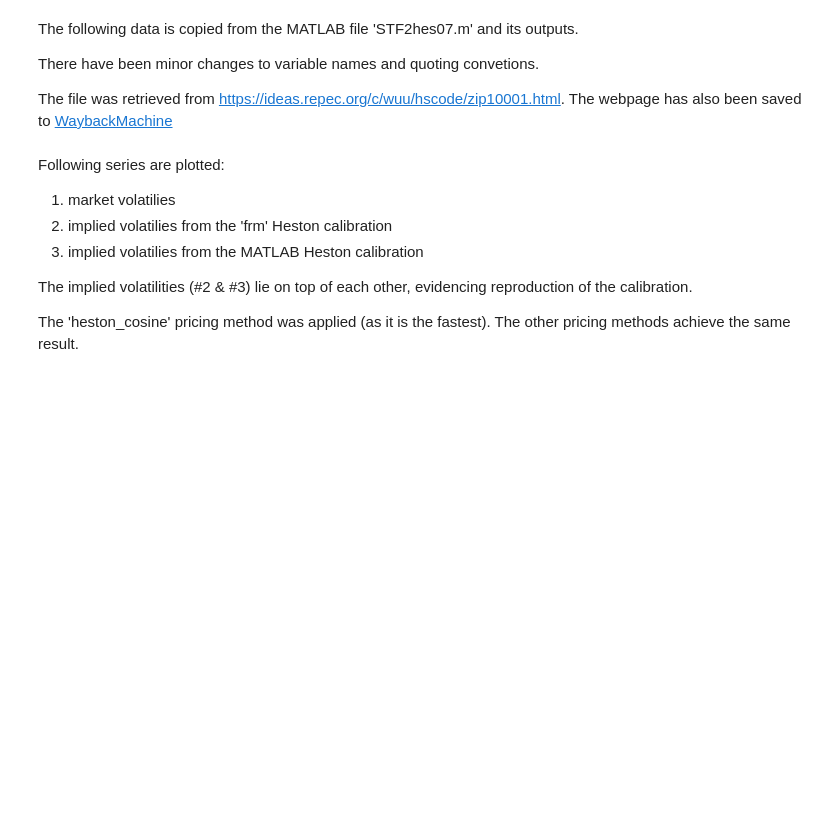
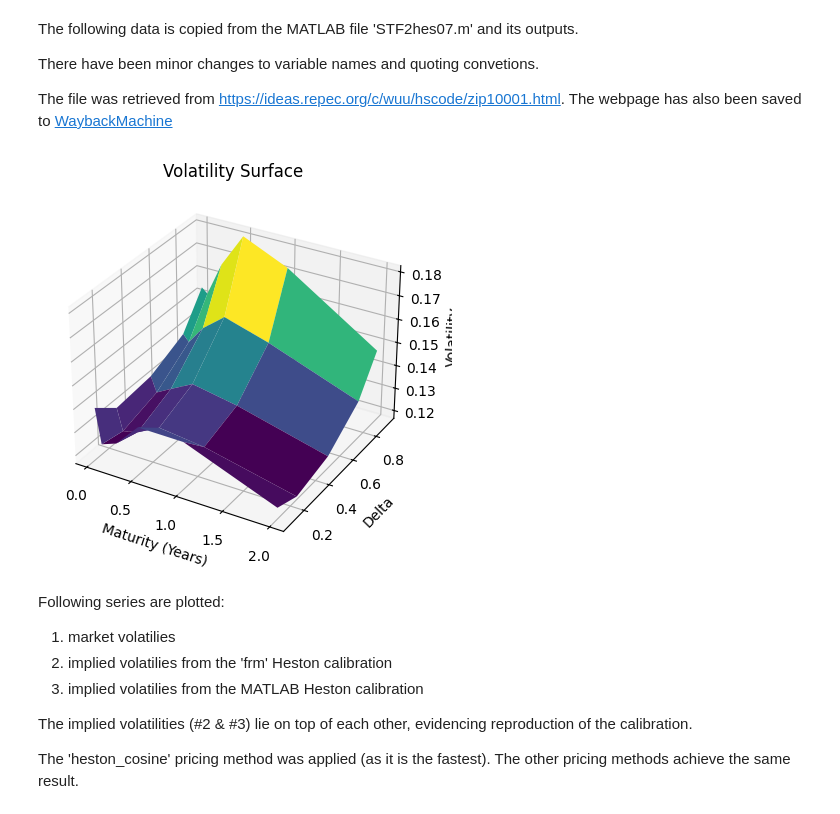
Before and after one commit to shasafoster/frm, a Jupyter notebook: examples/heston_calibration.ipynb, the cells around one changed output. Saved outputs shown, nothing was run; the diff lists cells and outputs as text; code cells hidden in the pictures; blank space fills up the shorter version.

Commit message:
Heston example updates.

```diff
--- a/examples/heston_calibration.ipynb
+++ b/examples/heston_calibration.ipynb
@@ -25,47 +25,72 @@ There have been minor changes to variable names and quoting convetions.
 
 The file was retrieved from [https://ideas.repec.org/c/wuu/hscode/zip10001.html](https://ideas.repec.org/c/wuu/hscode/zip10001.html). The webpage has also been saved to [WaybackMachine](https://web.archive.org/web/20240926111306/https://ideas.repec.org/c/wuu/hscode/zip10001.html)
 # %%
-Δ = np.array([0.1, 0.25, 0.5, -0.25, -0.1])
-r_d = np.array([0.31100, 0.32875, 0.49781, 0.70075, 1.08, 1.08]) * 0.01
-r_f = np.array([0.58, 0.631, 0.884, 1.131, 1.399, 1.399]) * 0.01
-tau = np.array([7 / 365, 1 / 12, 3 / 12, 6 / 12, 1, 2])
-S0 = 1.2779
+    # Initialize
+    delta_of_quotes_for_plot = np.array([0.1, 0.25, 0.5, 0.75, 0.9])
+    delta_of_quotes = np.array([0.1, 0.25, 0.5, -0.25, -0.1])
+    S0 = 1.2779
+    tau = np.array([7 / 365, 1 / 12, 3 / 12, 6 / 12, 1, 2])
+    r = np.array([0.31100, 0.32875, 0.49781, 0.70075, 1.08, 1.08]) * 0.01
+    q = np.array([0.58, 0.631, 0.884, 1.131, 1.399, 1.399]) * 0.01
+    cp = np.array([1, 1, 1, -1, -1])
+    delta_convention = 'regular_forward'
 
-cp = np.array([1, 1, 1, -1, -1])
-Δ_convention = 'regular_forward_Δ'
+    tenors = ['1W','1M','3M','6M','1Y','2Y']
 
-tenors = ['1W','1M','3M','6M','1Y','2Y']
+    volatility_surface = [
+        np.array([13.948, 13.192, 13.35, 14.042, 15.4355]) * 0.01,      # 1W
+        np.array([12.45, 12.249, 12.7, 13.749, 15.225]) * 0.01,         # 1M
+        np.array([12.6885, 12.3945, 13.0495, 14.5445, 16.666]) * 0.01,  # 3M
+        np.array([13.688, 12.899, 13.55, 15.299, 18.1275]) * 0.01,      # 6M
+        np.array([13.6705, 12.668, 13.187, 14.718, 17.2705]) * 0.01,    # 1Y
+        np.array([12.139, 11.784, 12.174, 13.284, 14.764]) * 0.01       # 2Y
+    ]
 
-σ_market_set = [
-    np.array([13.948, 13.192, 13.35, 14.042, 15.4355]) * 0.01,      # 1W
-    np.array([12.45, 12.249, 12.7, 13.749, 15.225]) * 0.01,         # 1M
-    np.array([12.6885, 12.3945, 13.0495, 14.5445, 16.666]) * 0.01,  # 3M
-    np.array([13.688, 12.899, 13.55, 15.299, 18.1275]) * 0.01,      # 6M
-    np.array([13.6705, 12.668, 13.187, 14.718, 17.2705]) * 0.01,    # 1Y
-    np.array([12.139, 11.784, 12.174, 13.284, 14.764]) * 0.01       # 2Y
-]
+    # Results of STF2hes07.m
+    # [IV (10, 25, ATM, 75, 90), SSE] * 100%
+    MATLAB_IV_SSE = [
+        np.array([13.9211, 13.2659, 13.2548, 14.1217, 15.4063, 0.0002]), # 1W
+        np.array([12.4581, 12.2439, 12.6723, 13.8030, 15.1972, 0.0000]), # 1M
+        np.array([12.6938, 12.4002, 13.0049, 14.6137, 16.6331, 0.0001]), # 3M
+        np.array([13.6671, 12.9641, 13.4527, 15.3880, 18.0948, 0.0002]), # 6M
+        np.array([13.6178, 12.7871, 13.0836, 14.7562, 17.2699, 0.0003]),  # 1Y
+        np.array([12.1160, 11.8254, 12.1683, 13.2481, 14.7866, 0.0000])  # 2Y
+    ]
 
-# Results of STF2hes07.m
-# [IV (10, 25, ATM, 75, 90), SSE] * 100%
-MATLAB_IV_SSE = [
-    np.array([13.9211, 13.2659, 13.2548, 14.1217, 15.4063, 0.0002]), # 1W
-    np.array([12.4581, 12.2439, 12.6723, 13.8030, 15.1972, 0.0000]), # 1M
-    np.array([12.6938, 12.4002, 13.0049, 14.6137, 16.6331, 0.0001]), # 3M
-    np.array([13.6671, 12.9641, 13.4527, 15.3880, 18.0948, 0.0002]), # 6M
-    np.array([13.6178, 12.7871, 13.0836, 14.7562, 17.2699, 0.0003]), # 1Y
-    np.array([12.1160, 11.8254, 12.1683, 13.2481, 14.7866, 0.0000])  # 2Y
-]
+    # Results of STF2hes07.m
+    # v0, vv, kappa, theta, rho, 2*kappa*theta - vv^2
+    MATLAB_heston_params = [
+        np.array([0.0178, 1.2971, 1.5000, 0.1650, -0.1577, -1.1874]),  # 1W
+        np.array([0.0161, 0.5836, 1.5000, 0.0487, -0.3143, -0.19460]), # 1M
+        np.array([0.0170, 0.4804, 1.5000, 0.0362, -0.3763, -0.1224]),  # 3M
+        np.array([0.0184, 0.5251, 1.5000, 0.0354, -0.3572, -0.1695]),  # 6M
+        np.array([0.0174, 0.4724, 1.5000, 0.0277, -0.3114, -0.1400]),  # 1Y
+        np.array([0.0148, 0.3159, 1.5000, 0.0190, -0.3004, -0.0430])   # 2Y
+    ]
 
-# Results of STF2hes07.m
-# v0, vv, kappa, theta, rho, 2*kappa*theta - vv^2
-MATLAB_heston_params = [
-    np.array([0.0178, 1.2971, 1.5000, 0.1650, -0.1577, -1.1874]),  # 1W
-    np.array([0.0161, 0.5836, 1.5000, 0.0487, -0.3143, -0.19460]), # 1M
-    np.array([0.0170, 0.4804, 1.5000, 0.0362, -0.3763, -0.1224]),  # 3M
-    np.array([0.0184, 0.5251, 1.5000, 0.0354, -0.3572, -0.1695]),  # 6M
-    np.array([0.0174, 0.4724, 1.5000, 0.0277, -0.3114, -0.1400]),  # 1Y
-    np.array([0.0148, 0.3159, 1.5000, 0.0190, -0.3004, -0.0430])   # 2Y
-]
+    # Plotting the volatility surface
+    # Want to run if running in script, but not in pytest
+    if __name__ == "__main__":
+        # Preparing data for plotting
+        T, D = np.meshgrid(tau, delta_of_quotes_for_plot)
+        vols = np.array(volatility_surface).T  # Transpose to match dimensions
+
+        # Plotting
+        fig = plt.figure()
+        ax = fig.add_subplot(111, projection='3d')
+
+        # Surface plot
+        surf = ax.plot_surface(T, D, vols, cmap='viridis')
+
+        # Labels and title
+        ax.set_xlabel('Maturity (Years)')
+        ax.set_ylabel('Delta')
+        ax.set_zlabel('Volatility')
+        ax.set_title('Volatility Surface')
+
+        plt.show()
+# %% [output]
+[figure, added]
 # %% [markdown]
 Following series are plotted:
 1. market volatilies
```
Also changed, not shown: parts of 2 cells of this notebook, 5 other files.
